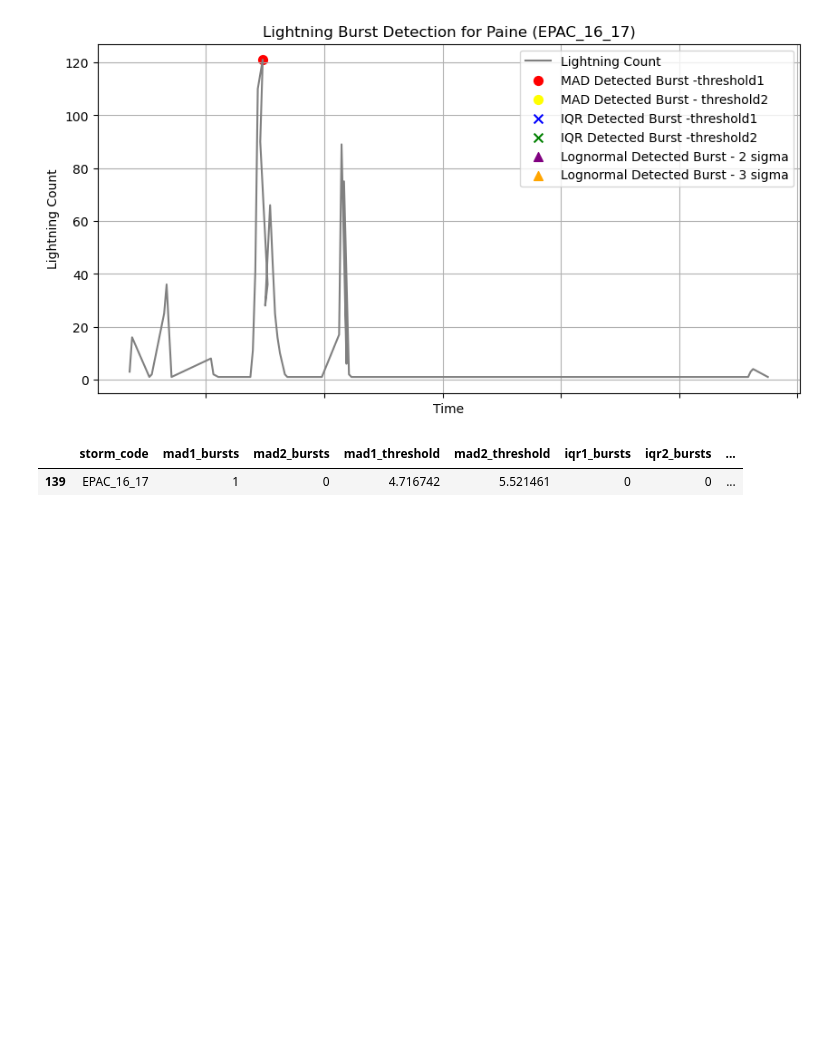
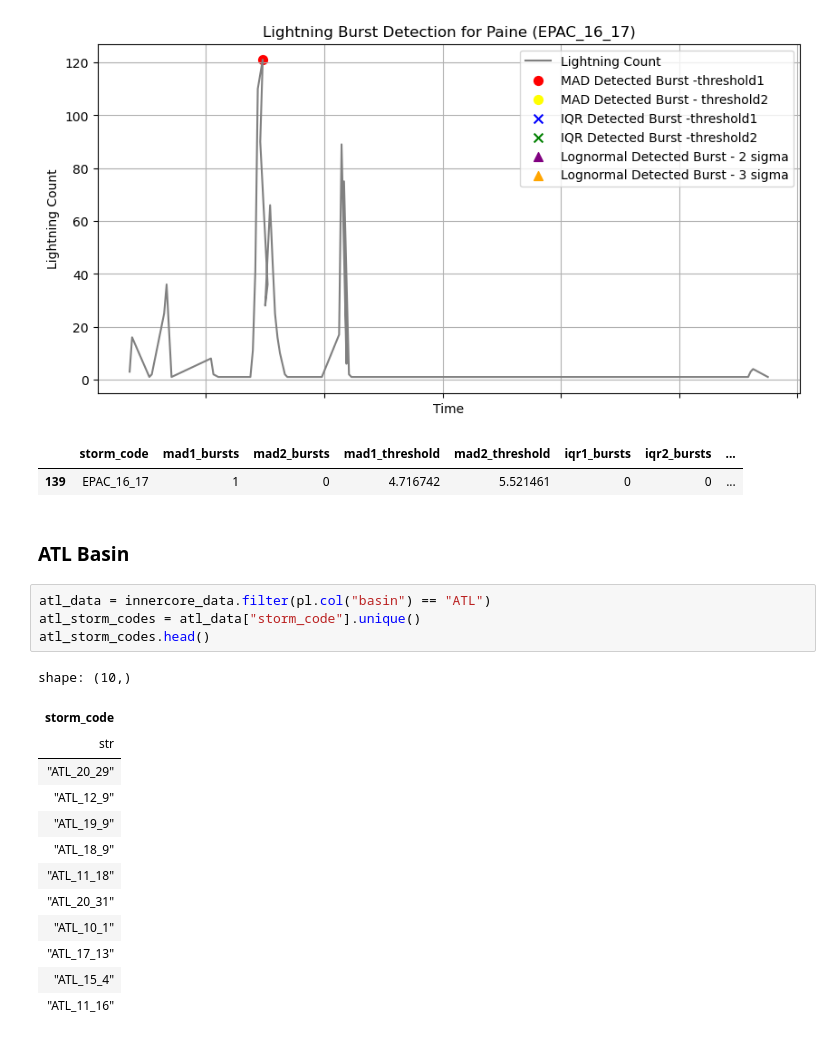
Before and after one commit to aprilggg/Lightning_Analysis_NWRA, a Jupyter notebook: lightning_threshold_innercore.ipynb, the cells around one changed output. Drawn from its saved outputs; the diff is of its cells as text; blank space fills up the shorter version.

```diff
--- a/lightning_threshold_innercore.ipynb
+++ b/lightning_threshold_innercore.ipynb
@@ -543,3 +545,23 @@ agg_result[agg_result["storm_code"] == cyclone_id]
 [figure]
 |  | storm_code | mad1_bursts | mad2_bursts | mad1_threshold | mad2_threshold | iqr1_bursts | iqr2_bursts | ... |
 | 139 | EPAC_16_17 | 1 | 0 | 4.716742 | 5.521461 | 0 | 0 | ... |
+# %% [markdown]
+### ATL Basin
+# %%
+atl_data = innercore_data.filter(pl.col("basin") == "ATL")
+atl_storm_codes = atl_data["storm_code"].unique()
+atl_storm_codes.head()
+# %% [output]
+shape: (10,)
+| storm_code |
+| str |
+| "ATL_20_29" |
+| "ATL_12_9" |
+| "ATL_19_9" |
+| "ATL_18_9" |
+| "ATL_11_18" |
+| "ATL_20_31" |
+| "ATL_10_1" |
+| "ATL_17_13" |
+| "ATL_15_4" |
+| "ATL_11_16" |
```
Also changed, not shown: parts of 7 cells of this notebook.
